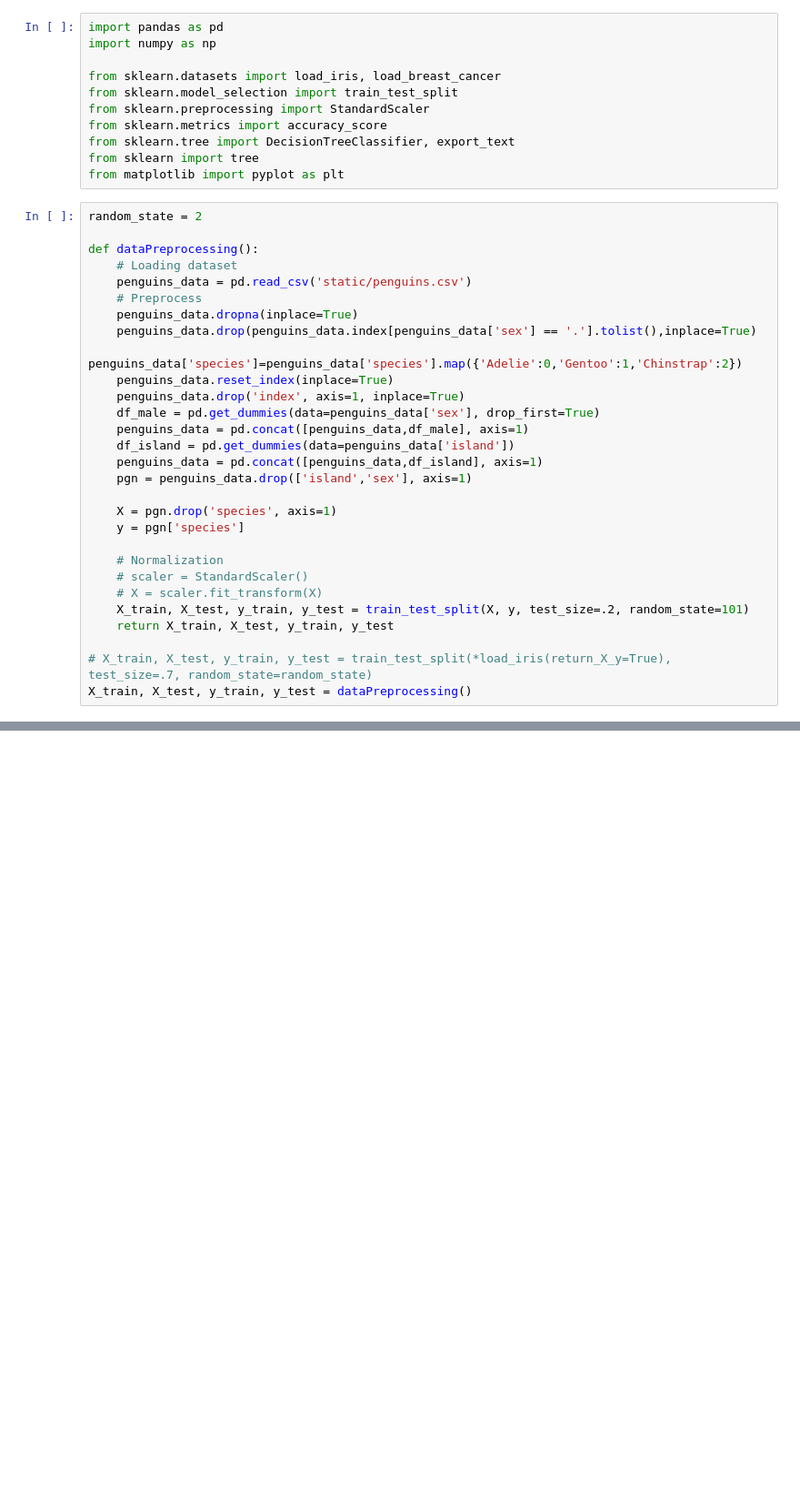
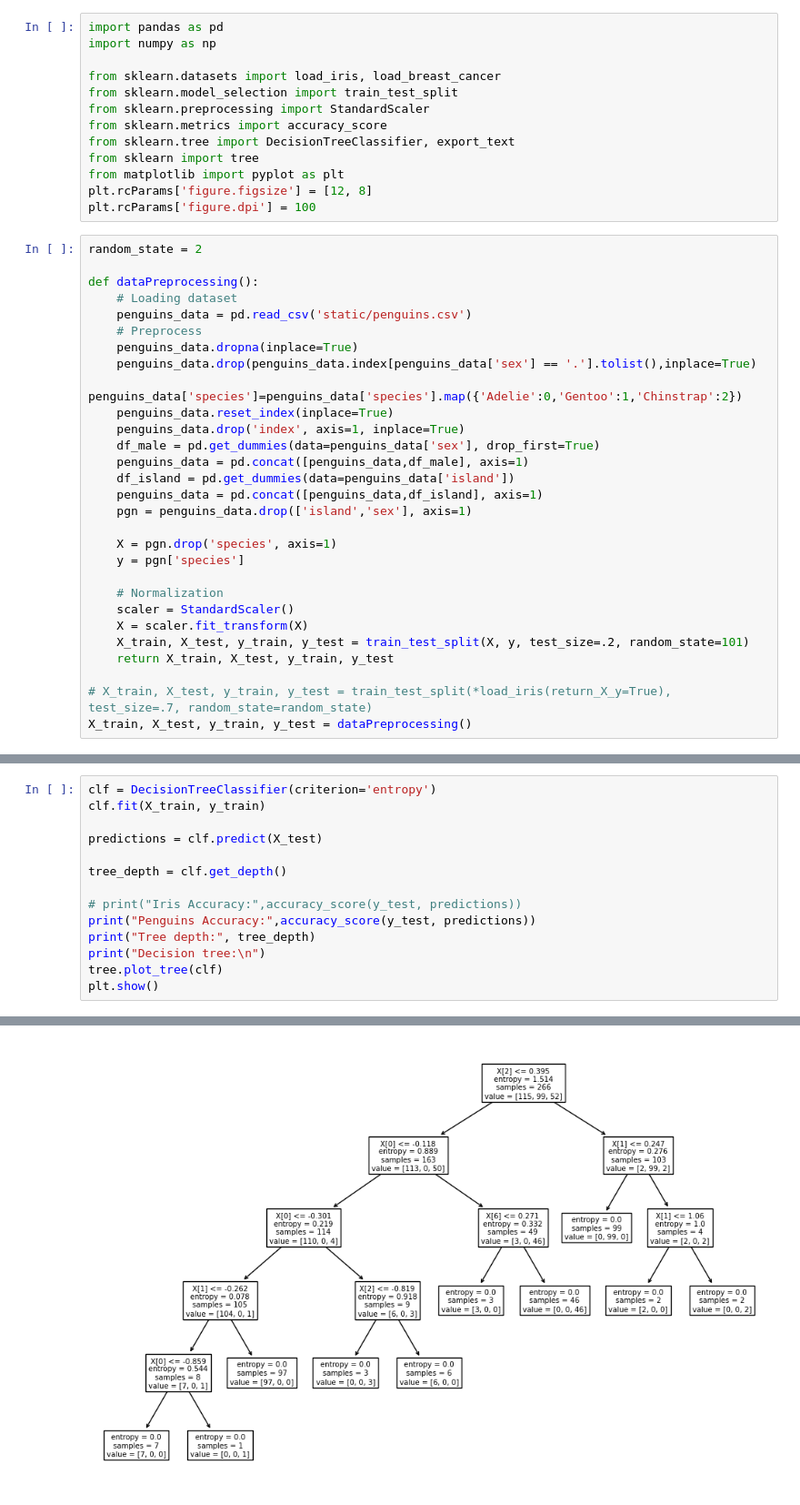
Before and after one commit to TbabmBarry/vercel-flask-oblique-tree, a Jupyter notebook: dtree_export.ipynb, the cells around one changed output, grey strips where cells are left out. Shown: that part at 91% size. Drawn from its saved outputs; the diff is of its cells as text; blank space fills up the shorter version.

```diff
--- a/dtree_export.ipynb
+++ b/dtree_export.ipynb
@@ -9,6 +9,8 @@ from sklearn.metrics import accuracy_score
 from sklearn.tree import DecisionTreeClassifier, export_text
 from sklearn import tree
 from matplotlib import pyplot as plt
+plt.rcParams['figure.figsize'] = [12, 8]
+plt.rcParams['figure.dpi'] = 100
 # %%
 random_state = 2
 
@@ -31,8 +33,8 @@ def dataPreprocessing():
     y = pgn['species']
 
     # Normalization
-    # scaler = StandardScaler()
-    # X = scaler.fit_transform(X)
+    scaler = StandardScaler()
+    X = scaler.fit_transform(X)
     X_train, X_test, y_train, y_test = train_test_split(X, y, test_size=.2, random_state=101)
     return X_train, X_test, y_train, y_test
 
@@ -42,0 +43,15 @@ FileNotFoundError: [Errno 2] No such file or directory: 'penguins.csv'
+# %%
+clf = DecisionTreeClassifier(criterion='entropy')
+clf.fit(X_train, y_train)
+
+predictions = clf.predict(X_test)
+
+tree_depth = clf.get_depth()
+
+# print("Iris Accuracy:",accuracy_score(y_test, predictions))
+print("Penguins Accuracy:",accuracy_score(y_test, predictions))
+print("Tree depth:", tree_depth)
+print("Decision tree:\n")
+tree.plot_tree(clf)
+plt.show()
+# %% [output]
@@ -42,0 +61 @@ FileNotFoundError: [Errno 2] No such file or directory: 'penguins.csv'
+[figure, added]
```
Also changed, not shown: parts of 2 cells of this notebook.
